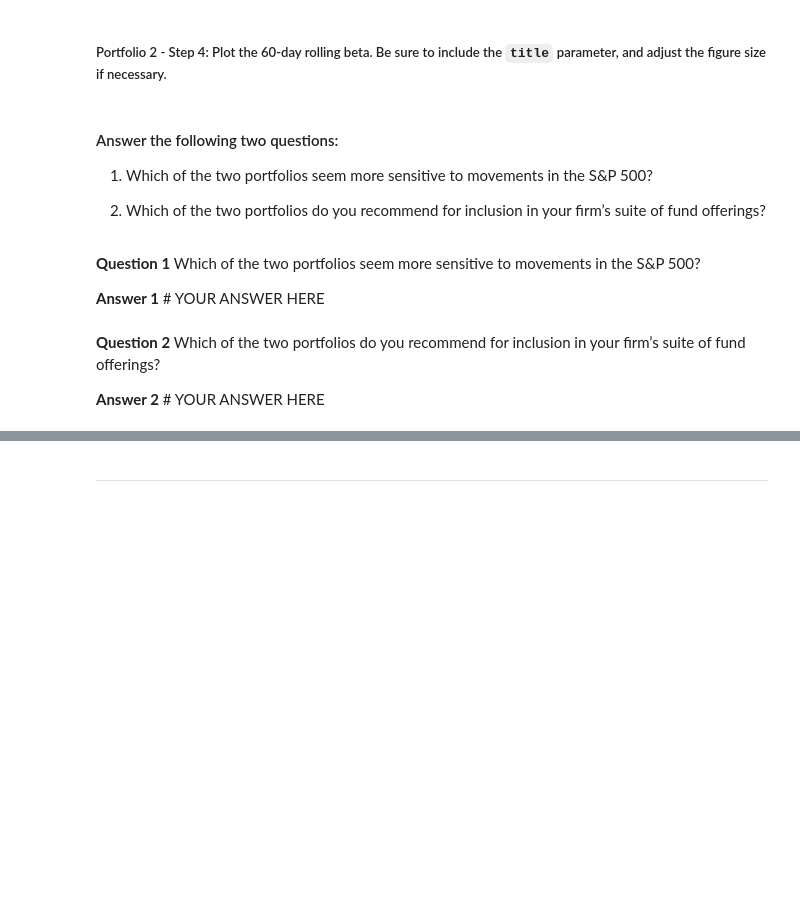
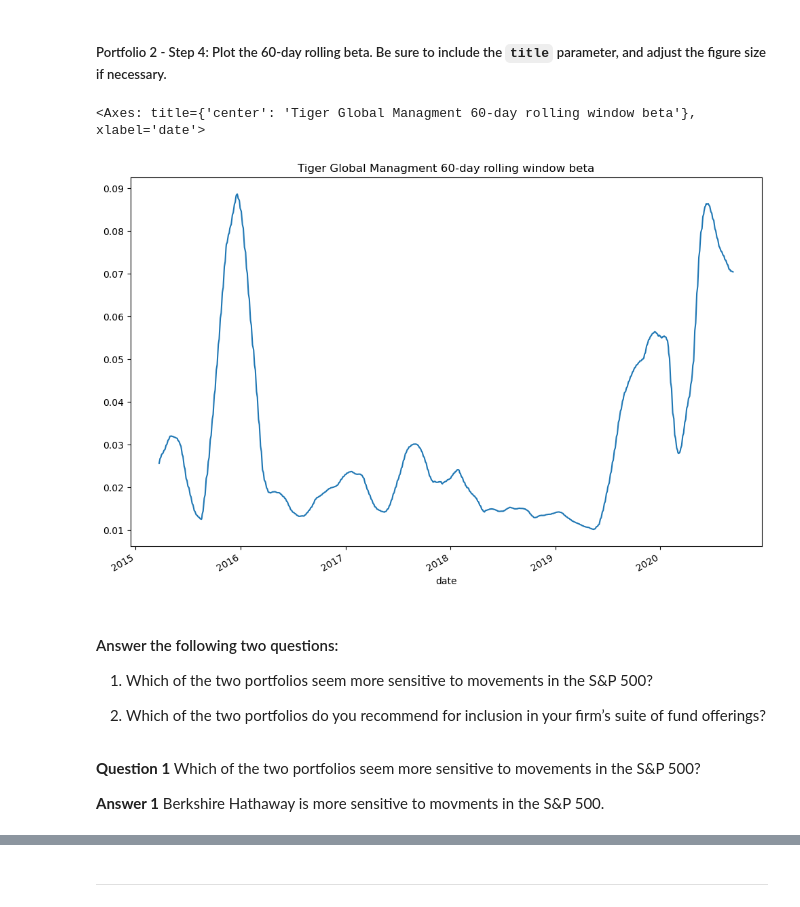
Before and after one commit to greg-krulin/Challenge4, a Jupyter notebook: risk_return_analysis.ipynb, the cells around one changed output, grey strips where cells are left out. Drawn from its saved outputs; the diff is of its cells as text; code cells hidden in the pictures; blank space fills up the shorter version.

```diff
--- a/risk_return_analysis.ipynb
+++ b/risk_return_analysis.ipynb
@@ -389,3 +451,5 @@ Your analysis is nearing completion. Now, you need to evaluate how the portfolio
 # Calculate the covariance using a 60-day rolling window
 # Review the last five rows of the covariance data
 # YOUR CODE HERE
+tiger_cov = daily_returns['TIGER GLOBAL MANAGEMENT LLC'].rolling(window = 60).cov(daily_returns['S&P 500'])
+tiger_cov.tail()
@@ -395,3 +467,5 @@ Your analysis is nearing completion. Now, you need to evaluate how the portfolio
 # Calculate the beta based on the 60-day rolling covariance compared to the market (S&P 500)
 # Review the last five rows of the beta information
 # YOUR CODE HERE
+tiger_beta = tiger_cov/sp_var
+tiger_beta.tail()
@@ -400,12 +482,17 @@ Your analysis is nearing completion. Now, you need to evaluate how the portfolio
 # %%
 # Calculate the average of the 60-day rolling beta
 # YOUR CODE HERE
+tiger_beta_mean = tiger_beta.rolling(window = 60).mean()
 # %% [markdown]
 ##### Portfolio 2 - Step 4: Plot the 60-day rolling beta. Be sure to include the `title` parameter, and adjust the figure size if necessary.
 # %%
 # Plot the rolling beta
 # Include a title parameter and adjust the figure size
 # YOUR CODE HERE
+tiger_beta_mean.plot(figsize = (12,8), title = "Tiger Global Managment 60-day rolling window beta")
+# %% [output]
+<Axes: title={'center': 'Tiger Global Managment 60-day rolling window beta'}, xlabel='date'>
+[figure, added]
 # %% [markdown]
 #### Answer the following two questions:
 
@@ -415,8 +502,4 @@ Your analysis is nearing completion. Now, you need to evaluate how the portfolio
 # %% [markdown]
 **Question 1** Which of the two portfolios seem more sensitive to movements in the S&P 500?
 
-**Answer 1** # YOUR ANSWER HERE
+**Answer 1** Berkshire Hathaway is more sensitive to movments in the S&P 500.
-# %% [markdown]
-**Question 2** Which of the two portfolios do you recommend for inclusion in your firm’s suite of fund offerings?
-
-**Answer 2** # YOUR ANSWER HERE
```
Also changed, not shown: parts of 12 cells of this notebook.
